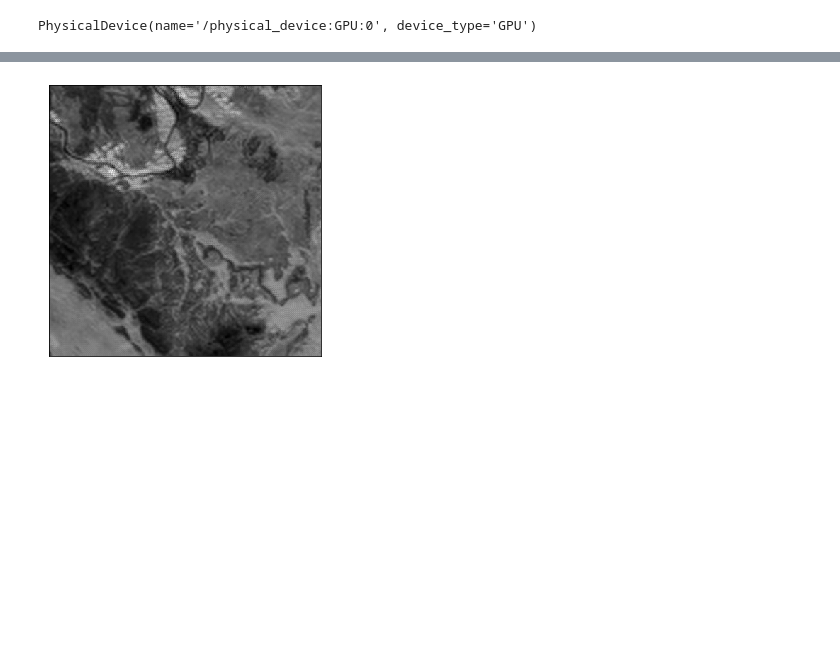
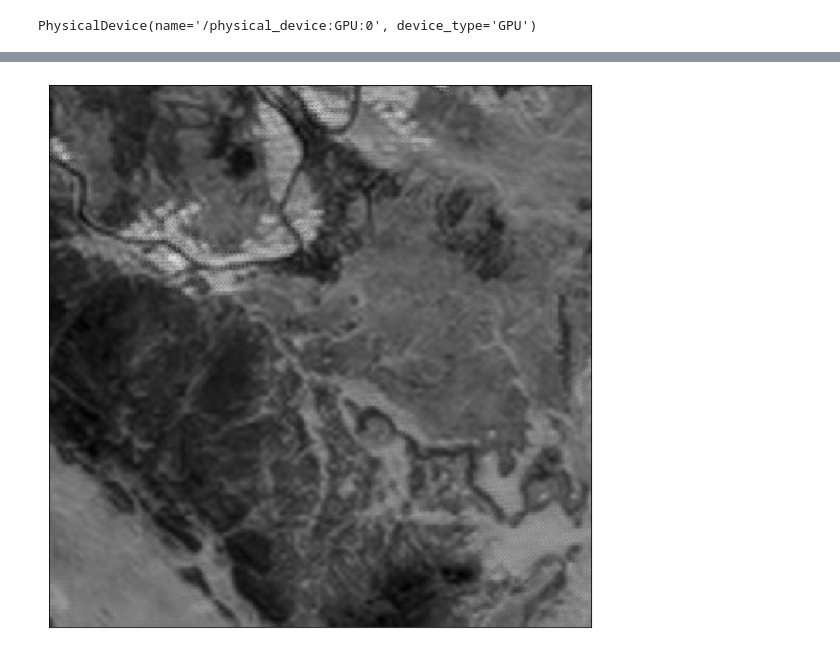
Before and after one commit to mmbajo/PROBA-V, a Jupyter notebook: notebooks/Patches.ipynb, the cells around one changed output, grey strips where cells are left out. Drawn from its saved outputs; the diff is of its cells as text; code cells hidden in the pictures; blank space fills up the shorter version.

```diff
--- a/notebooks/Patches.ipynb
+++ b/notebooks/Patches.ipynb
@@ -9,7 +9,7 @@ trimmedPatchesDir = os.path.join(cleanDataDir, 'trimmedPatchesDir')
 
 
 def plot(img):
-    plt.figure(figsize=[5,5])
+    plt.figure(figsize=[10,10])
     plt.imshow(img, cmap = 'gray', interpolation = 'none')
     plt.xticks([]), plt.yticks([])  # to hide tick values on X and Y axis
     plt.show()
@@ -261,3 +261,17 @@ def reconstruct_from_patches(images):
             block_n += 1
 
     return rec_img.reshape((384, 384, 1))
+# %%
+import matplotlib.pyplot as plt
+from skimage import io
+import os
+import numpy as np
+totest = 200
+testout = '/home/mark/DataBank/PROBA-V-CHKPT/testout_patch38_top7_90p'
+names = sorted(os.listdir(testout))
+LR='/home/mark/DataBank/PROBA-V-CHKPT/trimmedArrayDir'
+band = 'NIR'
+X = np.load(os.path.join(LR, f'TESTimgLR_{band}.npy'), allow_pickle=True)
+X = X.transpose((0, 3, 4, 1, 2))
+x = io.imread(os.path.join(testout, names[totest]))
+plot(x)
@@ -264,9 +280,7 @@ def reconstruct_from_patches(images):
 # %%
-import matplotlib.pyplot as plt
-from skimage import io
 testout = '/home/mark/DataBank/PROBA-V-CHKPT/testout_patch38'
 names = sorted(os.listdir(testout))
-x = io.imread(os.path.join(testout, names[200]))
+x = io.imread(os.path.join(testout, names[totest]))
 plot(x)
 # %% [output]
-[figure, old version]
+[figure, new version]
```
Also changed, not shown: parts of 11 cells of this notebook, 5 other files.
